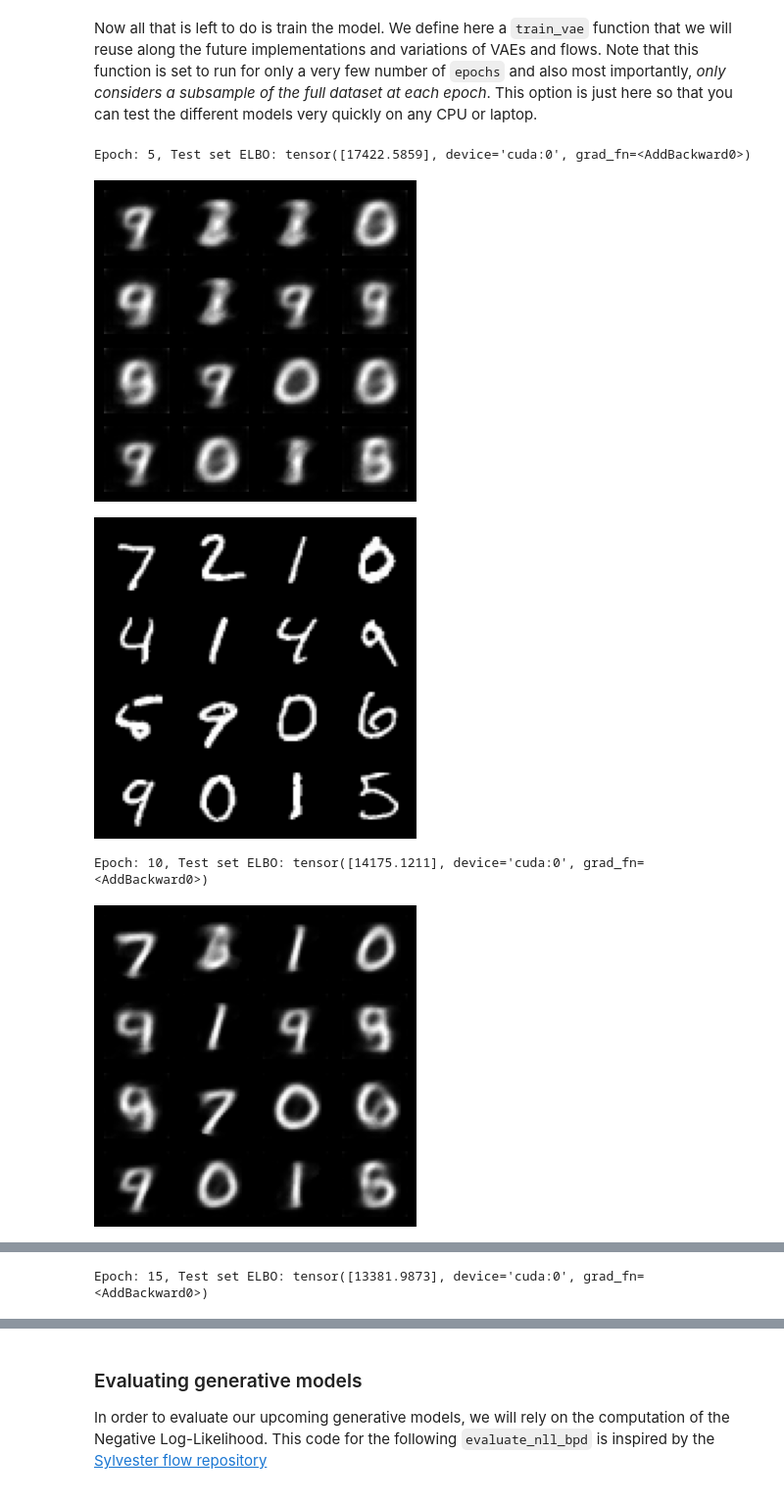
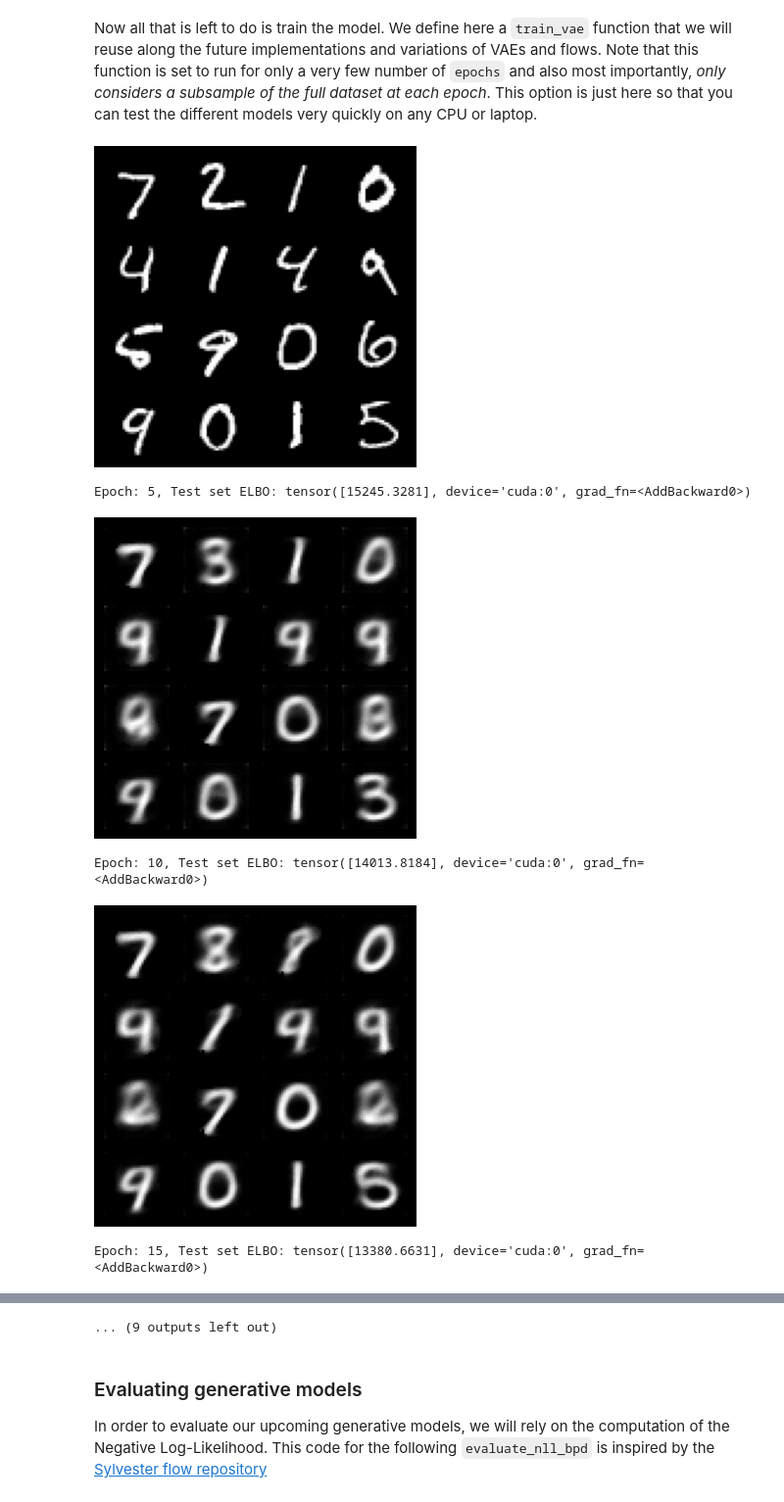
Before and after one commit to gbittencourt/ATIAM2022-timbre-transfer, a Jupyter notebook: Notebooks/VAE_PELADEAU_Come.ipynb, the cells around one changed output, grey strips where cells are left out. Shown at 98% size. Cells and saved outputs as stored; diff of their text form; code cells hidden in the pictures.

```diff
--- a/Notebooks/VAE_PELADEAU_Come.ipynb
+++ b/Notebooks/VAE_PELADEAU_Come.ipynb
@@ -212,35 +213,47 @@ def generate_and_save_images(model, epoch, test_sample):
     predictions, _ = model(test_sample.to(device))
     fig = plt.figure(figsize=(4, 4))
     for i in range(predictions.shape[0]):
         plt.subplot(4, 4, i + 1)
         plt.imshow(predictions[i, 0, :, :].cpu().detach(), cmap='gray')
         plt.axis('off')
     # Tight_layout minimizes the overlap between 2 sub-plots
     #plt.savefig('image_at_epoch_{:04d}.png'.format(epoch))
     plt.show()
 
 #writer = SummaryWriter()
 
 
 epochs=50
 test_sample = imgs_test[0:16, :, :, :].to(device)
+
+fig = plt.figure(figsize=(4, 4))
+for i in range(test_sample.shape[0]):
+    plt.subplot(4, 4, i + 1)
+    plt.imshow(imgs_test[i, 0, :, :].cpu().detach(), cmap='gray')
+    plt.axis('off')
+# Tight_layout minimizes the overlap between 2 sub-plots
+#plt.savefig('image_at_epoch_{:04d}.png'.format(epoch))
+plt.show()
+
+
 for epoch in range(1, epochs + 1):
     full_loss = torch.Tensor([0]).to(device)
     # Forward pass: compute predicted y by passing x to the model.
     for i, (x, _) in enumerate(train_loader):
         full_loss += train_step(model, x, optimizer)
     #for i, (x, _) in enumerate(valid_loader):
     #    train_step(model, x, optimizer)
     if epoch%5==0:
         print('Epoch: {}, Test set ELBO: {}'.format(epoch, full_loss))
         #grid = torchvision.utils.make_grid(test_sample)
         #writer.add_image('images', grid, 0)
         #writer.add_image(test_sample, test_sample)
         #writer.close()
         generate_and_save_images(model, epoch, test_sample)
 # %% [output]
+[figure, new version]
-Epoch: 5, Test set ELBO: tensor([17422.5859], device='cuda:0', grad_fn=<AddBackward0>)
+Epoch: 5, Test set ELBO: tensor([15245.3281], device='cuda:0', grad_fn=<AddBackward0>)
-[figure, old version]
-[figure, old version]
+[figure, new version]
-Epoch: 10, Test set ELBO: tensor([14175.1211], device='cuda:0', grad_fn=<AddBackward0>)
+Epoch: 10, Test set ELBO: tensor([14013.8184], device='cuda:0', grad_fn=<AddBackward0>)
-[figure, old version]
+[figure, new version]
+Epoch: 15, Test set ELBO: tensor([13380.6631], device='cuda:0', grad_fn=<AddBackward0>)
@@ -248 +260,0 @@ Epoch: 10, Test set ELBO: tensor([14175.1211], device='cuda:0', grad_fn=<AddBack
-Epoch: 15, Test set ELBO: tensor([13381.9873], device='cuda:0', grad_fn=<AddBackward0>)
@@ -255,3 +266,4 @@ Epoch: 20, Test set ELBO: tensor([13010.3125], device='cuda:0', grad_fn=<AddBack
+... (9 outputs left out)
 # %% [markdown]
 ### Evaluating generative models
 
```
Also changed, not shown: parts of 9 cells of this notebook.
